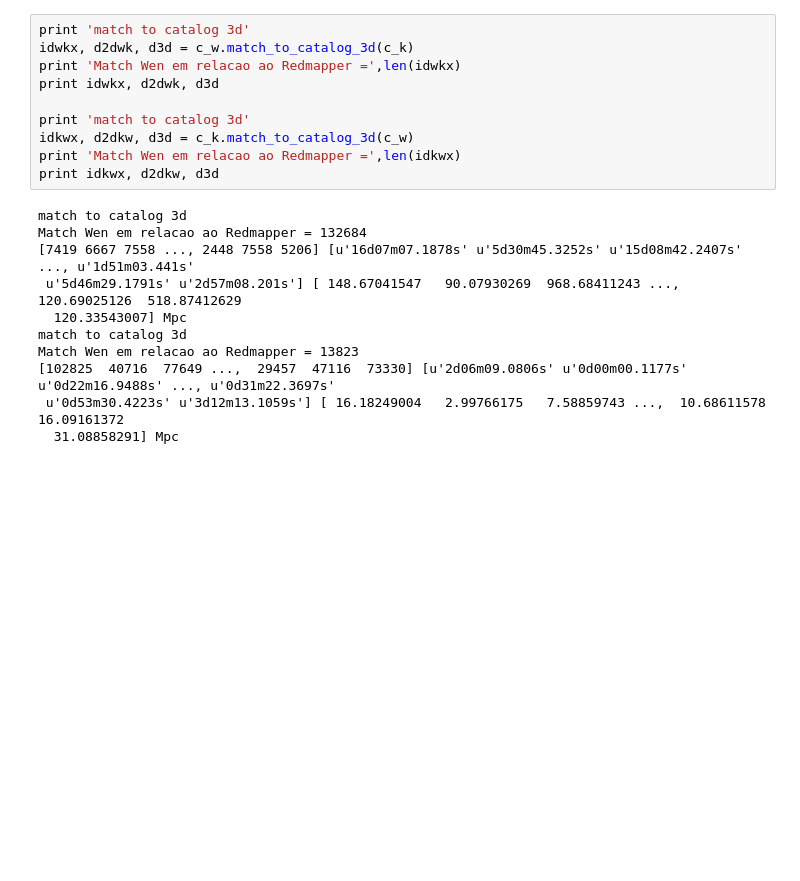
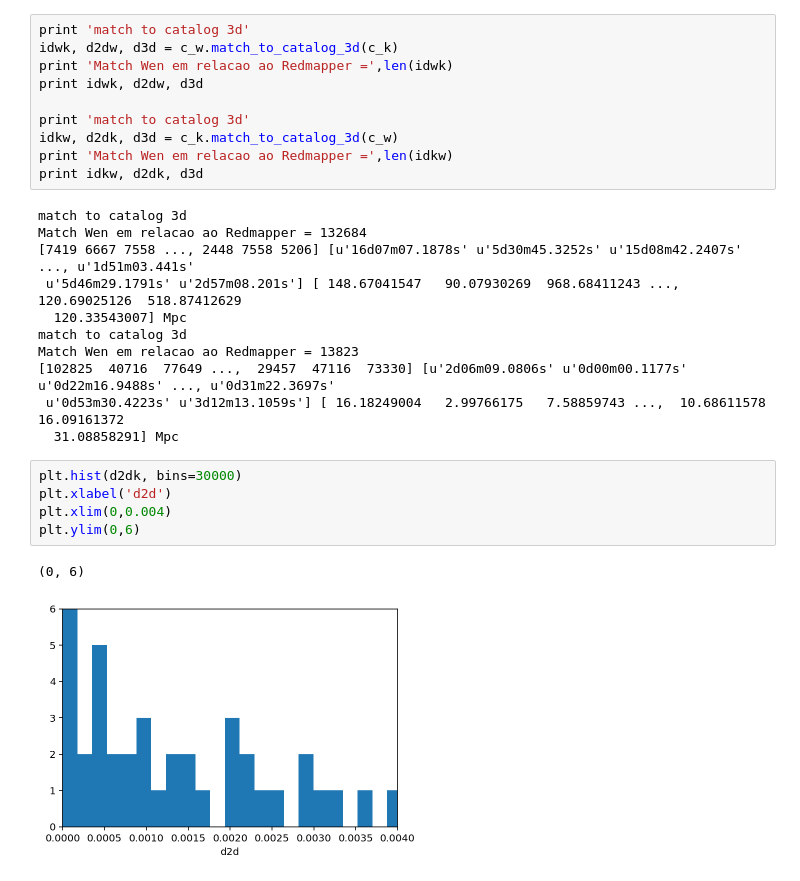
Before and after one commit to clusteron/comparison, a Jupyter notebook: Matches.ipynb, the cells around one changed output. Cells and saved outputs as stored; diff of their text form; blank space fills up the shorter version.

```diff
--- a/Matches.ipynb
+++ b/Matches.ipynb
@@ -121,14 +118,14 @@ print len(o_re)
 # Match do Wen com o Koester
 # %%
 print 'match to catalog 3d'
-idwkx, d2dwk, d3d = c_w.match_to_catalog_3d(c_k)
-print 'Match Wen em relacao ao Redmapper =',len(idwkx)
-print idwkx, d2dwk, d3d
+idwk, d2dw, d3d = c_w.match_to_catalog_3d(c_k)
+print 'Match Wen em relacao ao Redmapper =',len(idwk)
+print idwk, d2dw, d3d
 
 print 'match to catalog 3d'
-idkwx, d2dkw, d3d = c_k.match_to_catalog_3d(c_w)
-print 'Match Wen em relacao ao Redmapper =',len(idkwx)
-print idkwx, d2dkw, d3d
+idkw, d2dk, d3d = c_k.match_to_catalog_3d(c_w)
+print 'Match Wen em relacao ao Redmapper =',len(idkw)
+print idkw, d2dk, d3d
 # %% [output]
 match to catalog 3d
 Match Wen em relacao ao Redmapper = 132684
@@ -140,3 +137,11 @@ Match Wen em relacao ao Redmapper = 13823
 [102825  40716  77649 ...,  29457  47116  73330] [u'2d06m09.0806s' u'0d00m00.1177s' u'0d22m16.9488s' ..., u'0d31m22.3697s'
  u'0d53m30.4223s' u'3d12m13.1059s'] [ 16.18249004   2.99766175   7.58859743 ...,  10.68611578  16.09161372
   31.08858291] Mpc
+# %%
+plt.hist(d2dk, bins=30000)
+plt.xlabel('d2d')
+plt.xlim(0,0.004)
+plt.ylim(0,6)
+# %% [output]
+(0, 6)
+[figure, added]
```
Also changed, not shown: parts of 21 cells of this notebook.
